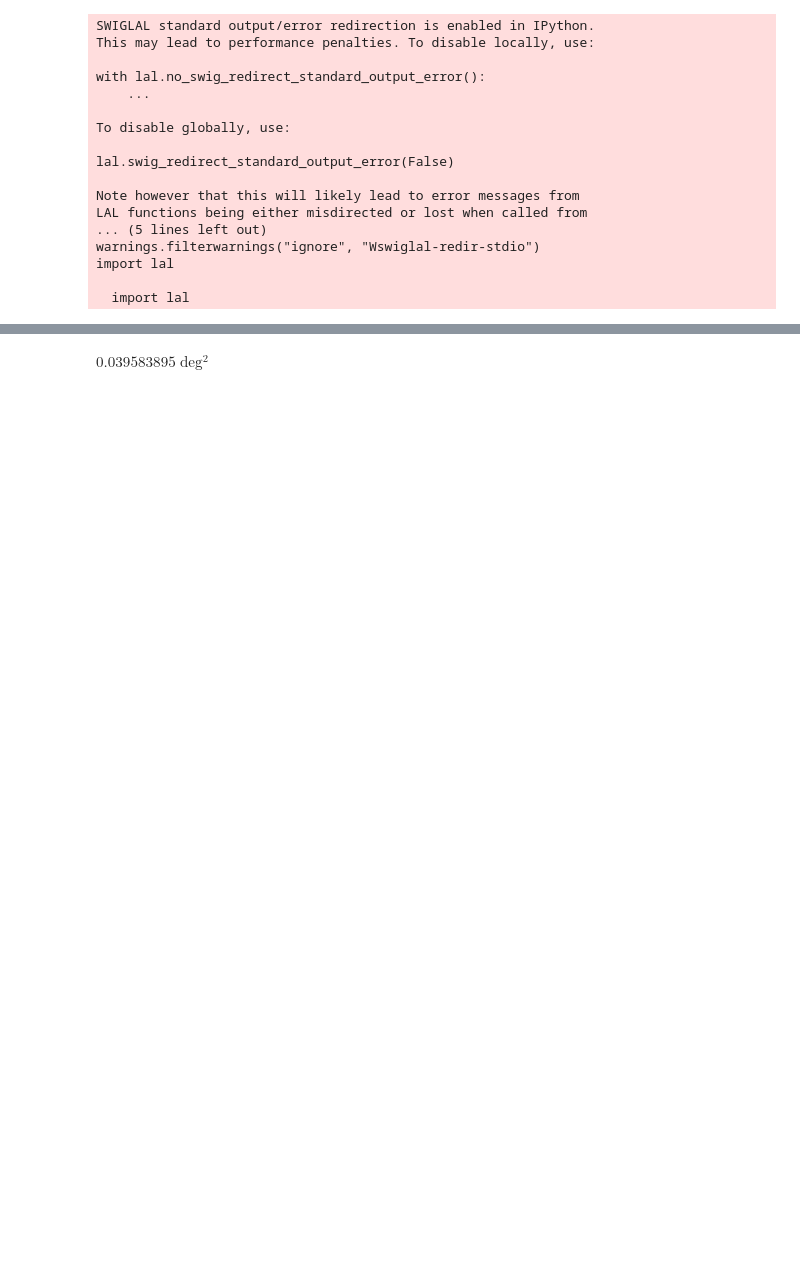
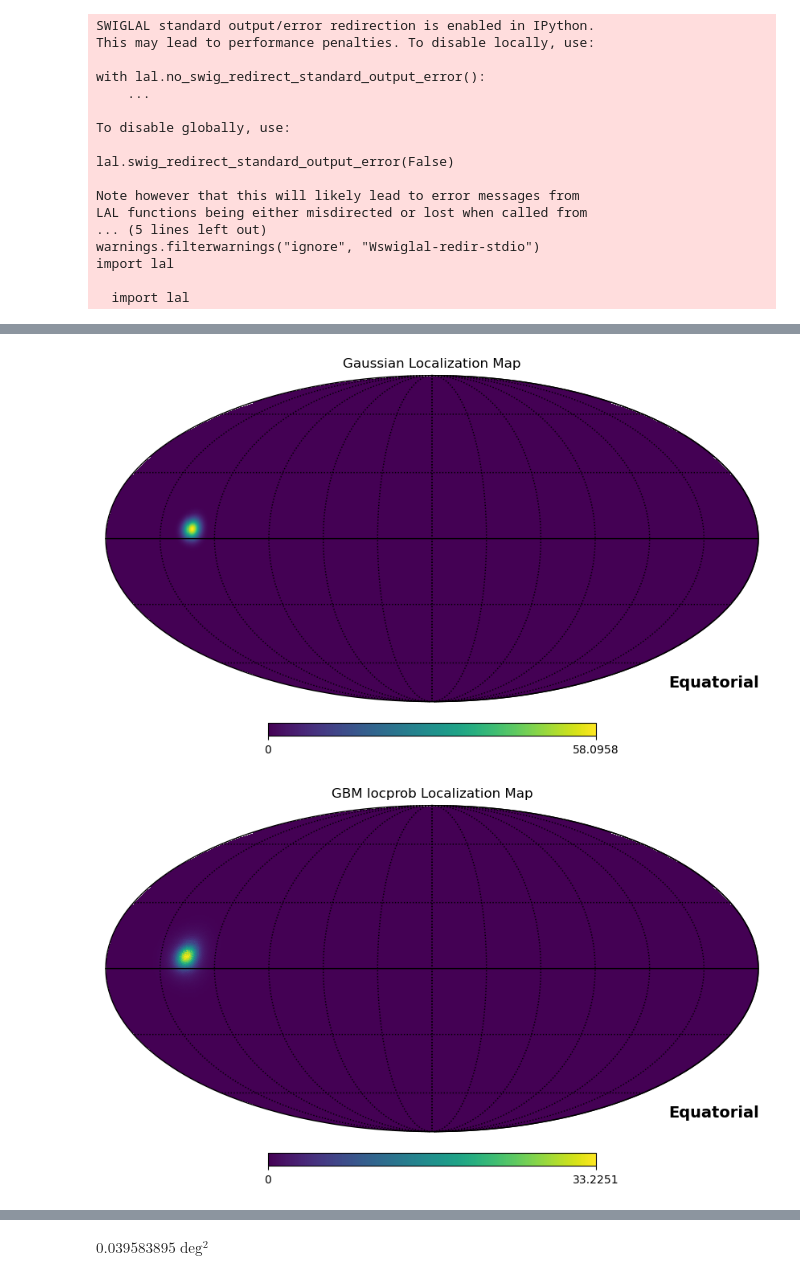
Before and after one commit to astro-transients/tilepy, a Jupyter notebook: examples/launcher/Tiling_Observations_GBM.ipynb, the cells around one changed output, grey strips where cells are left out. Saved outputs shown, nothing was run; the diff lists cells and outputs as text; code cells hidden in the pictures; blank space fills up the shorter version.

```diff
--- a/examples/launcher/Tiling_Observations_GBM.ipynb
+++ b/examples/launcher/Tiling_Observations_GBM.ipynb
@@ -60,0 +178,22 @@ obspar_gauss.nside = 512
+# %%
+import matplotlib.pyplot as plt
+
+# Plot Gaussian Localization Map
+hp.mollview(reader_gauss.getMap("prob").data, title="Gaussian Localization Map", rot=[180, 0],
+            coord="C", nest = True)
+hp.graticule()
+
+# Plot GBM Localization Map
+hp.mollview(reader.getMap("prob").data, title="GBM locprob Localization Map",rot=[180, 0],
+            coord="C",nest = True)
+hp.graticule()
+
+# Plot GBM Localization Map
+hp.mollview(reader_healpix.getMap("prob").data, title="GBM locprob Localization Map",rot=[180, 0],
+            coord="C",nest = True)
+hp.graticule()
+
+plt.show()
+# %% [output]
+[figure, added]
+[figure, added]
```
Also changed, not shown: parts of 10 cells of this notebook, 2 other files.
